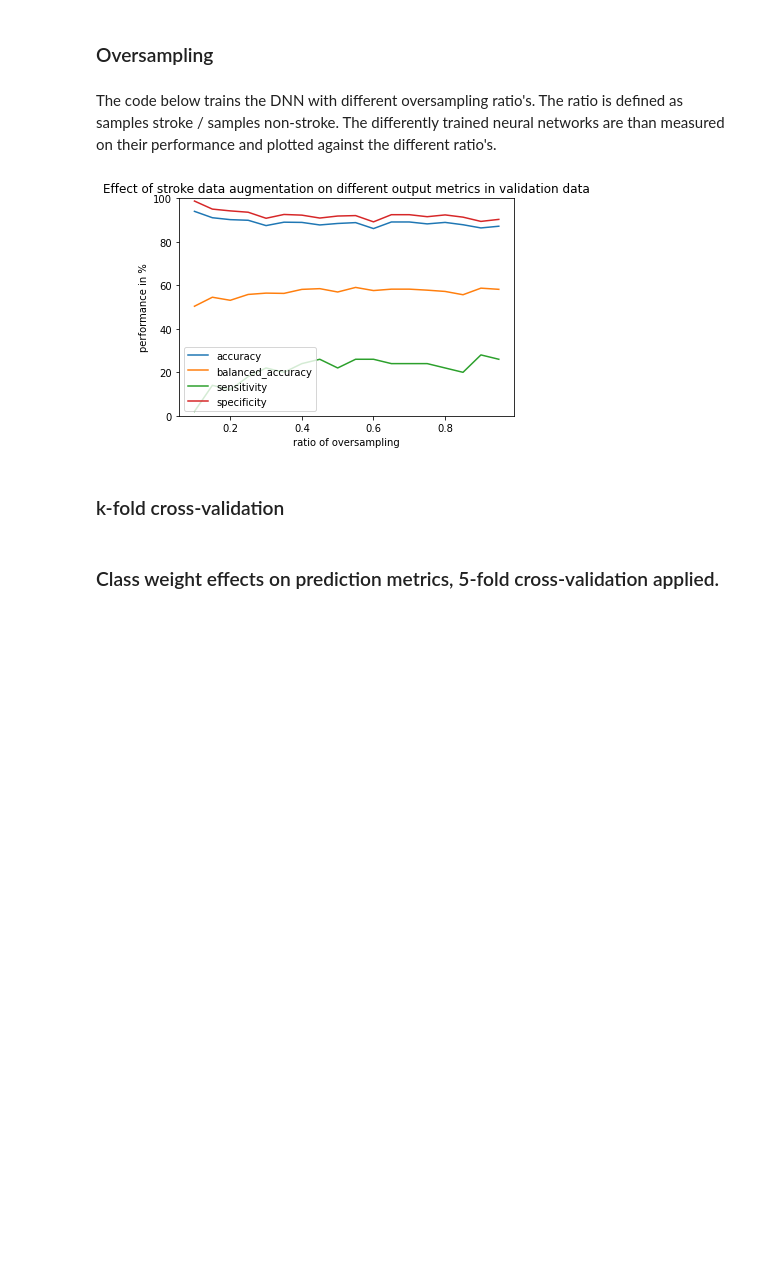
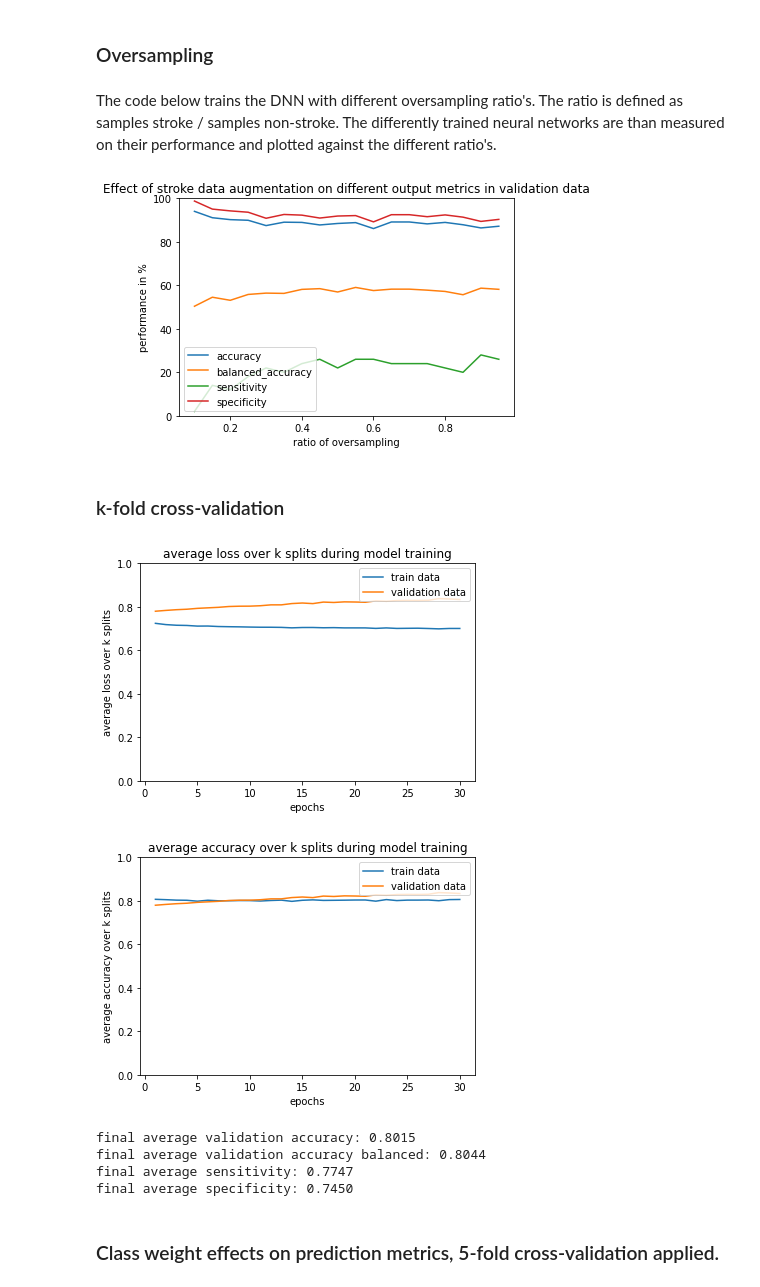
Before and after one commit to koenc100/Project-AI-minor, a Jupyter notebook: code/DNN_actual_model.ipynb, the cells around one changed output. Drawn from its saved outputs; the diff is of its cells as text; code cells hidden in the pictures; blank space fills up the shorter version.

```diff
--- a/code/DNN_actual_model.ipynb
+++ b/code/DNN_actual_model.ipynb
@@ -390,13 +392,11 @@ def k_fold_validation(X, y, k=5, class_weight=10, epochs=5, to_return=['metrics'
 # Datasets for k-fold cross-validation.
 data = prepare_data('healthcare-dataset-stroke-data.csv')
 
-
-
 # get cross-validation data (which will be further split into train and validation data), and test data.
 X, test_data, y, test_labels = split_data(data, split_size=(0.8, 0.2))
 
 # perform 5-fold cross-validation
-epochs = 50
+epochs = 30
 metrics, history = k_fold_validation(np.array(X), np.array(y), k=5, class_weight=15, epochs=epochs, to_return=['metrics','history'])
 
 # unpack tuples
@@ -405,22 +405,35 @@ avg_acc_train, avg_bal_acc_train, avg_acc_val, avg_bal_acc_val, avg_sens, avg_sp
 # %%
 # plot the loss and accuracy during learning of the model, averaged over k splits using cross-validation
 epochs = len(avg_loss_over_epochs)
 plt.plot(range(1, epochs + 1), avg_loss_over_epochs)
 plt.plot(range(1, epochs + 1), avg_loss_over_epochs_val)
 plt.title('average loss over k splits during model training')
 plt.ylabel('average loss over k splits')
+plt.xlabel('epochs')
 plt.legend(['train data', 'validation data'], loc='upper right')
 plt.ylim([0,1])
 plt.show()
 
 plt.plot(range(1, epochs + 1), avg_acc_over_epochs)
 plt.plot(range(1, epochs + 1), avg_loss_over_epochs_val)
 plt.title('average accuracy over k splits during model training')
 plt.xlabel('epochs')
 plt.ylabel('average accuracy over k splits')
 plt.legend(['train data', 'validation data'], loc='upper right')
 plt.ylim([0,1])
 plt.show()
+
+print(f'final average validation accuracy: {avg_acc_val:.4f}')
+print(f'final average validation accuracy balanced: {avg_bal_acc_val:.4f}')
+print(f'final average sensitivity: {avg_sens:.4f}')
+print(f'final average specificity: {avg_spec:.4f}')
+# %% [output]
+[figure, added]
+[figure, added]
+final average validation accuracy: 0.8015
+final average validation accuracy balanced: 0.8044
+final average sensitivity: 0.7747
+final average specificity: 0.7450
 # %% [markdown]
 ### Class weight effects on prediction metrics,  5-fold cross-validation applied.
 # %%
```
Also changed, not shown: parts of 5 cells of this notebook, 1 other file.
